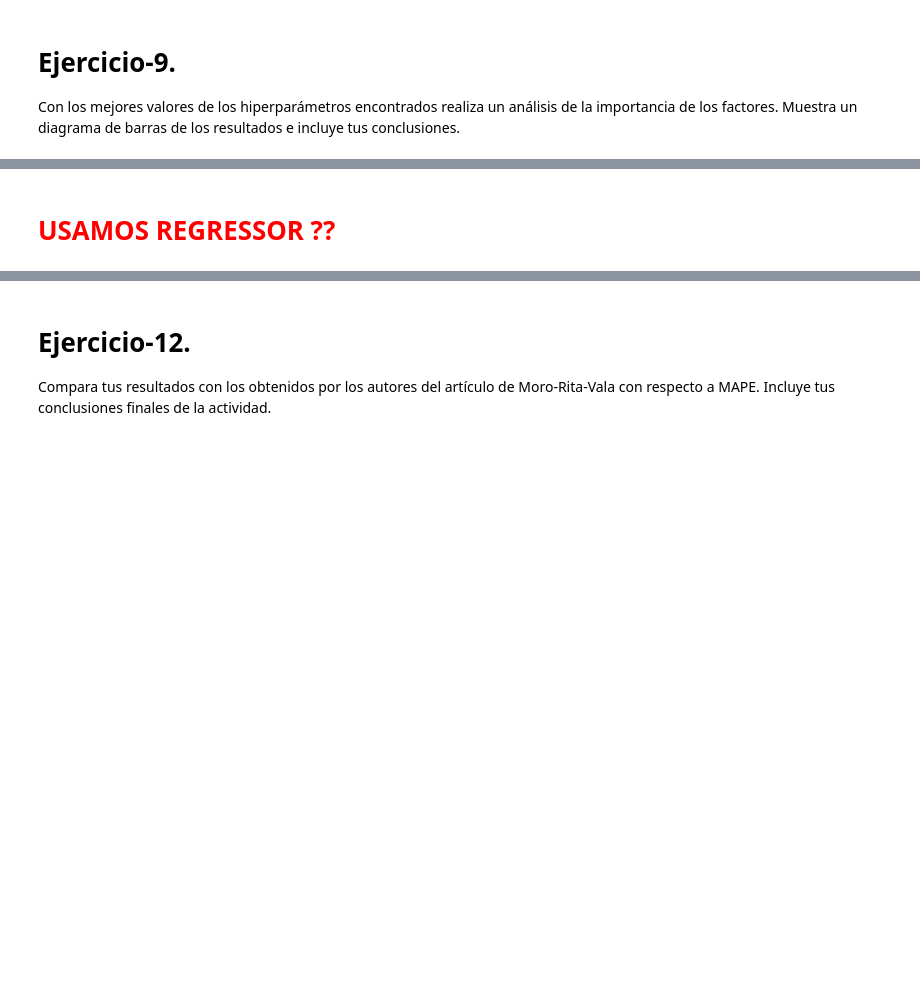
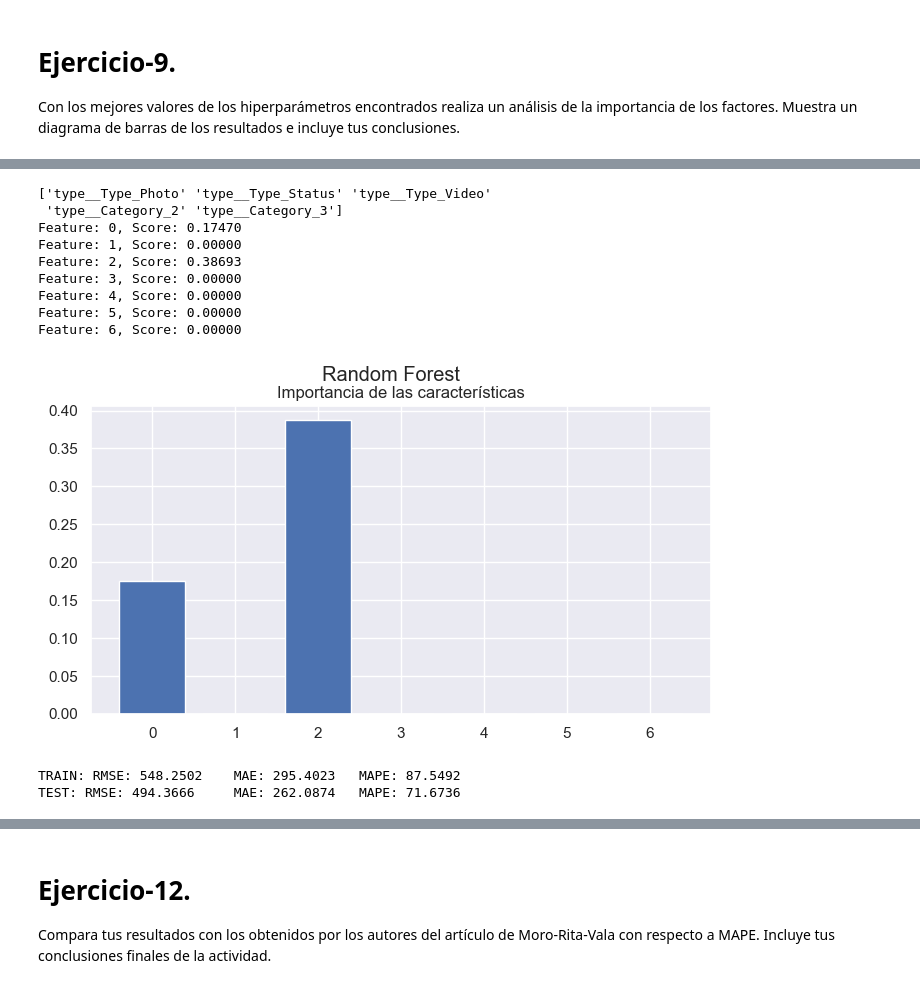
Before and after one commit to diego-carrera/iaa-equipo-30, a Jupyter notebook: semana7/MNA_IAyAA_semana_7_Actividad.ipynb, the cells around one changed output, grey strips where cells are left out. Drawn from its saved outputs; the diff is of its cells as text; code cells hidden in the pictures; blank space fills up the shorter version.

```diff
--- a/semana7/MNA_IAyAA_semana_7_Actividad.ipynb
+++ b/semana7/MNA_IAyAA_semana_7_Actividad.ipynb
@@ -410,3 +410,6 @@ NOTA: Recuerda que puedes aumentar en dado caso el número máximo de iteracione
 # %%
 X_train_transformed = column_transformer.transform(X_train)
 X_train_notLR = column_transformer_notLR.transform(X_train)
+
+X_test_transformed = column_transformer.transform(X_test)
+X_test_notLR = column_transformer_notLR.transform(X_test)
@@ -614,20 +615,22 @@ Feature: 8, Score: 0.07082
 # %%
-rfrModel = RandomForestRegressor()
 parameters = {
-  'n_estimators': [100, 200, 700],
-  'max_features': ['sqrt', 'log2'],
-  'max_depth' : [4,5,6,7,8],
-  'ccp_alpha': [0.0001, 0.001, 0.05],
+  'model__regressor__n_estimators': [100, 200, 700],
+  'model__regressor__max_features': ['sqrt', 'log2'],
+  'model__regressor__max_depth' : [4,5,6,7,8],
+  'model__regressor__ccp_alpha': [0.0001, 0.001, 0.05],
 }
 
+rfr_pipe = Pipeline(steps=[('model', TransformedTargetRegressor(regressor=RandomForestRegressor(),
+                                     func=np.log1p,
+                                     inverse_func=np.expm1))])
 rfGrid = GridSearchCV(
-  rfrModel,
+  rfr_pipe,
   parameters,
   cv=repeated_k_fold,
   scoring=make_scorer(MAPE, greater_is_better=True),
   n_jobs=-1
 )
-rfGrid.fit(X_train_notLR, y_train)
+rfGrid.fit(X_test_notLR, y_test)
 
 print('Mejor valor de obtenido con la mejor combinación: {:.5f}'.format(rfGrid.best_score_))
 print('Mejor combinación de valores encontrados de los hiperparámetros:', rfGrid.best_params_)
@@ -665,2 +642,53 @@ Feature: 8, Score: 0.05598
-# %% [markdown]
-<h1 style='color:red'> USAMOS REGRESSOR ?? </h1>
+# %%
+final_RFR = RandomForestRegressor(
+  ccp_alpha=0.05,
+  max_depth=4,
+  max_features='sqrt',
+  n_estimators=200
+)
+
+finalRegressor = TransformedTargetRegressor(
+  regressor=final_RFR,
+  func=np.log1p,
+  inverse_func=np.expm1
+)
+
+finalPipe = Pipeline(
+  steps=[
+    ('transformer', column_transformer_notLR),
+    ('model', finalRegressor)
+  ]
+)
+finalPipe.fit(X_test, y_test)
+importance = permutation_importance(finalPipe, X_test, y_test, n_repeats=10)
+
+feature_names = column_transformer_notLR.get_feature_names_out()
+print(feature_names)
+plot_importance(importance, 'Random Forest', 'Importancia de las características')
+# %% [output]
+['type__Type_Photo' 'type__Type_Status' 'type__Type_Video'
+ 'type__Category_2' 'type__Category_3']
+Feature: 0, Score: 0.17470
+Feature: 1, Score: 0.00000
+Feature: 2, Score: 0.38693
+Feature: 3, Score: 0.00000
+Feature: 4, Score: 0.00000
+Feature: 5, Score: 0.00000
+Feature: 6, Score: 0.00000
+[figure, added]
+# %%
+y_hat_train = finalPipe.predict(X_train)
+y_hat_test = finalPipe.predict(X_test)
+
+print(
+  "TRAIN: RMSE: %.4f\t MAE: %.4f\t MAPE: %.4f" %
+  ( RMSE(y_train, y_hat_train), MAE(y_train, y_hat_train), MAPE(y_train, y_hat_train))
+)
+
+print(
+  "TEST: RMSE: %.4f\t MAE: %.4f\t MAPE: %.4f" %
+  ( RMSE(y_test, y_hat_test), MAE(y_test, y_hat_test), MAPE(y_test, y_hat_test))
+)
+# %% [output]
+TRAIN: RMSE: 548.2502    MAE: 295.4023   MAPE: 87.5492
+TEST: RMSE: 494.3666     MAE: 262.0874   MAPE: 71.6736
```
Also changed, not shown: parts of 25 cells of this notebook.
